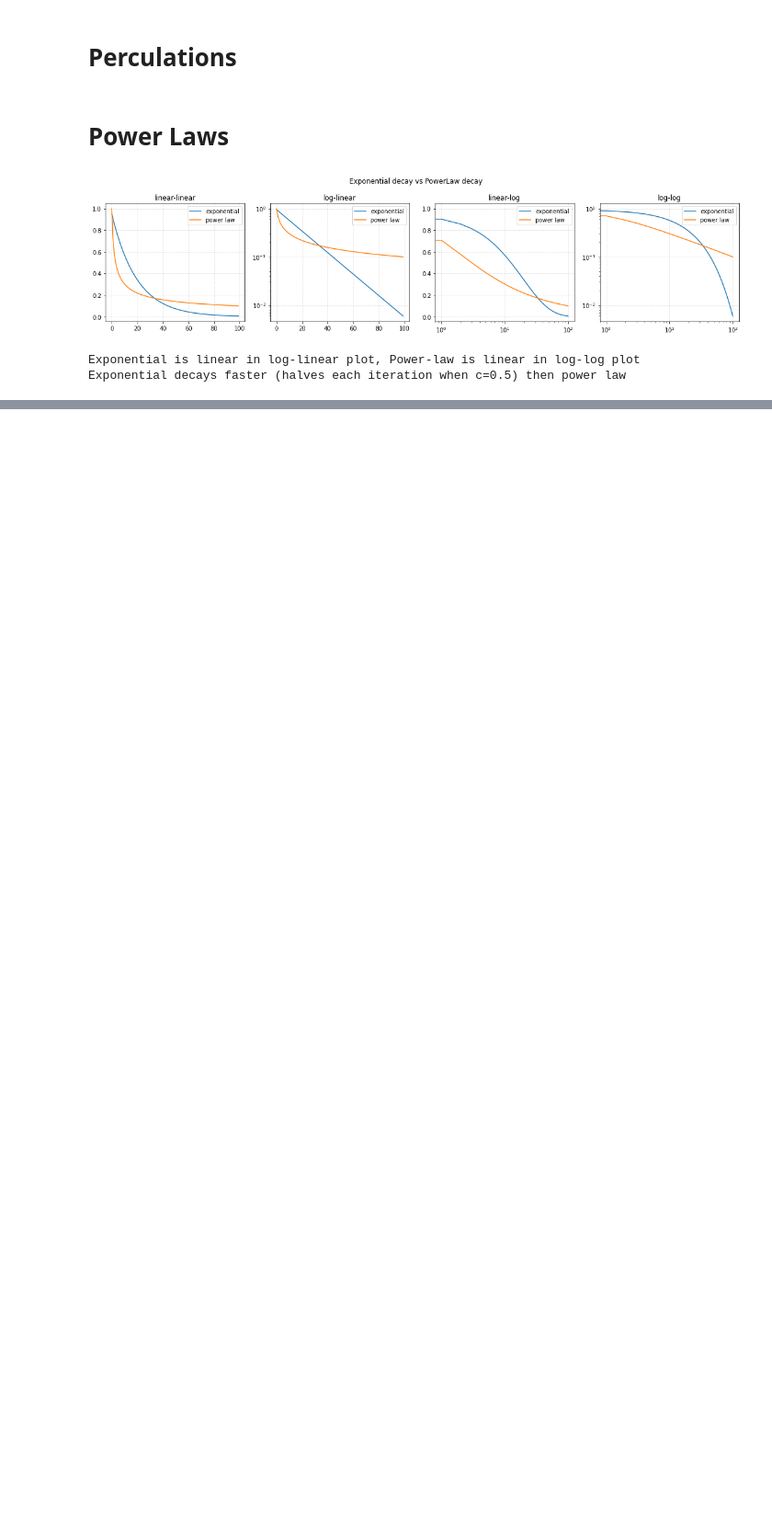
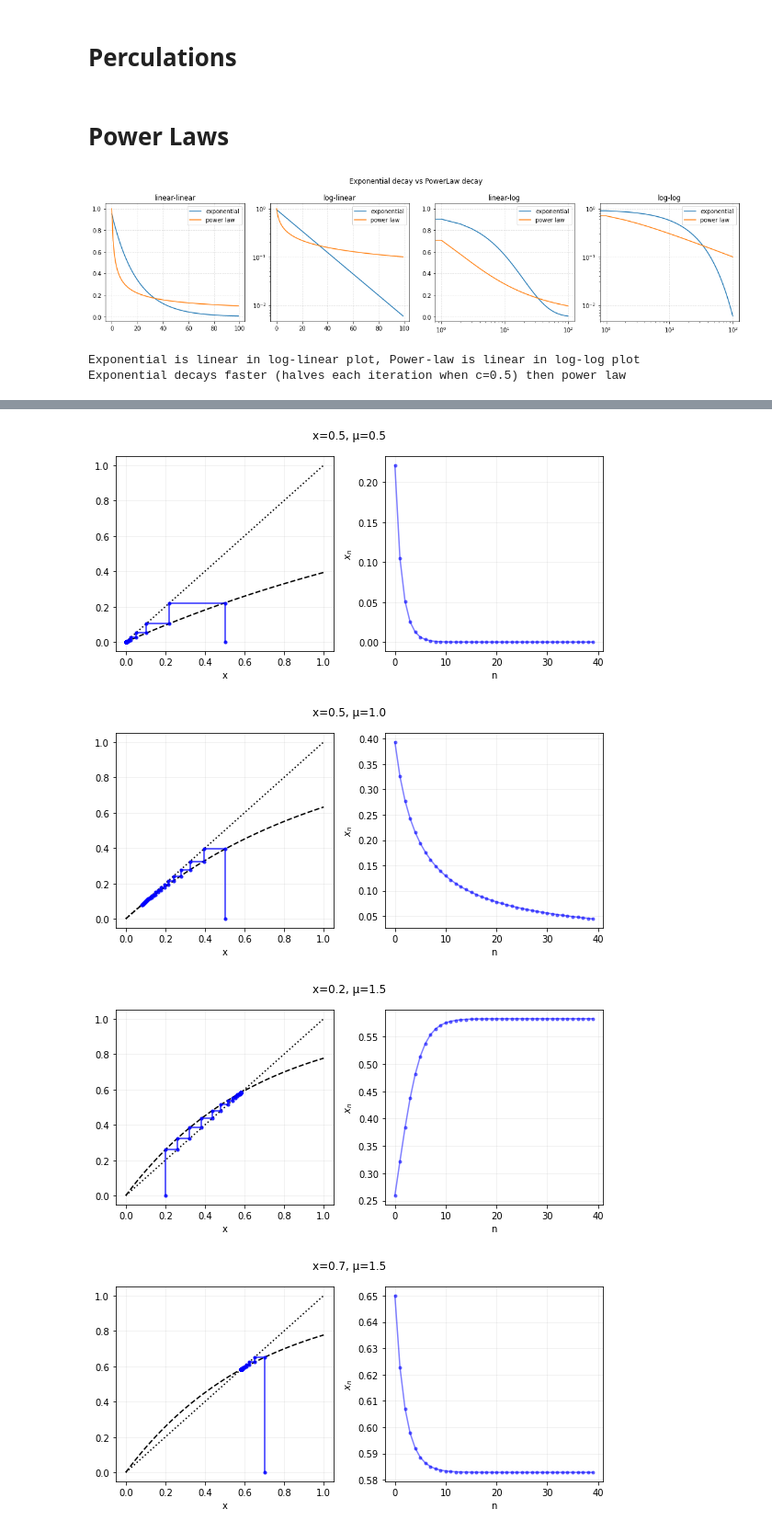
Before and after one commit to charelF/ComplexSystems, a Jupyter notebook: fun.ipynb, the cells around one changed output, grey strips where cells are left out. Shown at 92% size. Saved outputs shown, nothing was run; the diff lists cells and outputs as text; code cells hidden in the pictures; blank space fills up the shorter version.

```diff
--- a/fun.ipynb
+++ b/fun.ipynb
@@ -347,0 +339,56 @@ Exponential decays faster (halves each iteration when c=0.5) then power law
+# %%
+f = lambda s, avgk: 1 - np.exp(-avgk*s)
+N = 40
+
+for avgk, s0 in [
+    (0.5, 0.5),
+    (1.0, 0.5),
+    (1.5, 0.2),
+    (1.5, 0.7),
+]:
+    s = s0
+    S = np.linspace(0,1,N)
+    FS = f(S, avgk)
+    Y = np.zeros(N)
+    for i in range(N):
+        s = f(s, avgk)
+        Y[i] = s
+
+    fig, (ax1, ax2) = plt.subplots(nrows=1, ncols=2, figsize=(8, 4))
+
+    ax1.plot(S, FS, color="black", linestyle="--", label="y = f(x)")
+    ax1.plot(S, S, color="black", linestyle=":", label="y = x")
+    # ax1.plot(Y, np.roll(Y, -1), ".-")
+    ax1.grid(alpha=0.2)
+    # ax1.legend()
+
+    # Code to generate cobweb plot
+    # Source: https://scipython.com/blog/cobweb-plots/
+    # is a bit more complicated because we want to plot straight lines between points
+    # so for each x and y point we have to specify another x and y just to get a straight line
+    # generate 2 arrays with (N+1) rows and 2 columns
+    px, py = np.zeros((2,N+1,2))
+    px[0], py[0] = s0, 0
+    for i in range(1, N, 2):
+        px[i] = px[i-1]  # x is the previous x
+        py[i] = f(px[i-1], avgk)  # y is f(previous x)
+        px[i+1] = py[i]  # next x is current y
+        py[i+1] = py[i]  # next y is current y
+
+    # Plot the path traced out by the iteration.
+    ax1.plot(px, py, ".-", color="blue", alpha=0.5)
+
+    ax1.set_xlabel("x")
+    ax2.set_xlabel("n")
+    ax2.set_ylabel("$x_n$")
+
+    ax2.plot(Y, ".-", color="blue", alpha=0.5)
+    ax2.grid(alpha=0.2)
+    fig.suptitle(f"x={s0}, μ={avgk}")
+    plt.tight_layout()
+    plt.show()
+# %% [output]
+[figure, added]
+[figure, added]
+[figure, added]
+[figure, added]
```
Also changed, not shown: parts of 3 cells of this notebook.
